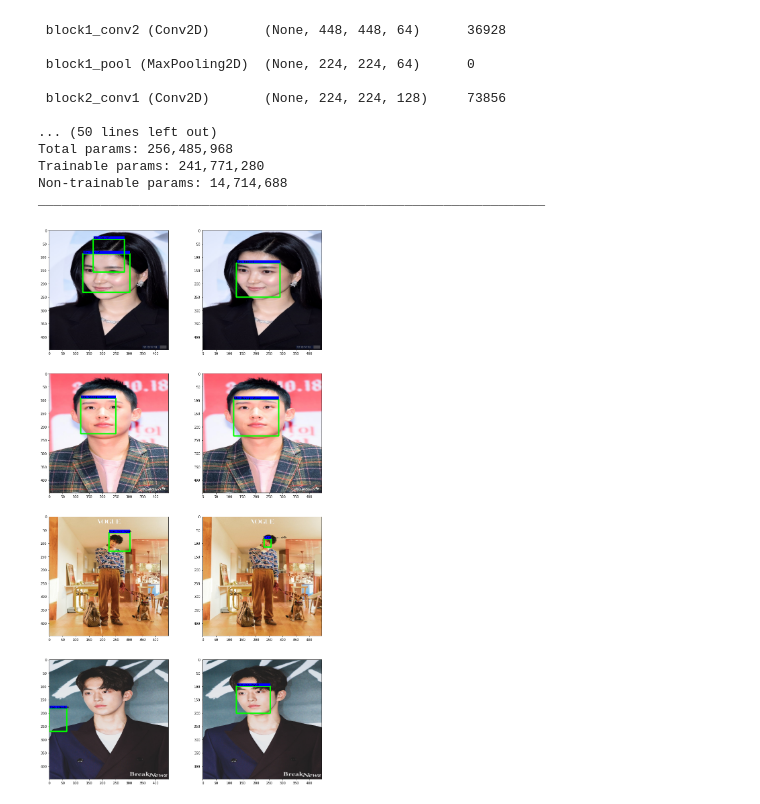
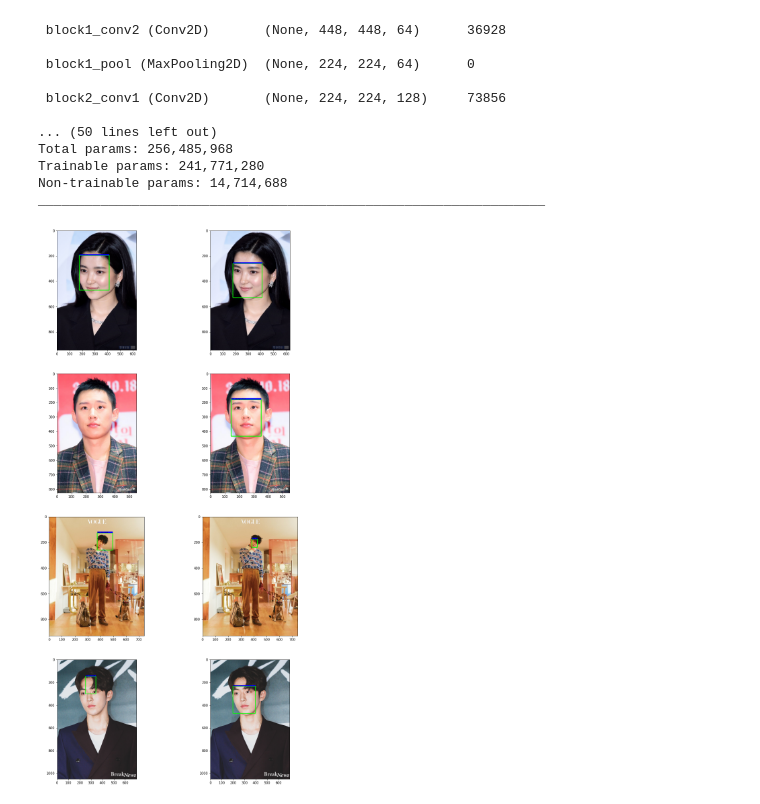
Before and after one commit to kongbuhaja/YOLO_v1, a Jupyter notebook: YOLO_v1.ipynb, the cells around one changed output. Saved outputs shown, nothing was run; the diff lists cells and outputs as text; code cells hidden in the pictures.

Commit message:
YOLO_v1

```diff
--- a/YOLO_v1.ipynb
+++ b/YOLO_v1.ipynb
@@ -279,21 +267,37 @@ def process_bbox(y, x, bbox, image_size, classes_score, classes):
     output_bbox = [min_y, min_x, max_y, max_x, class_highest_score, idx_class_hightes_score]
     return output_bbox
 # %%
-def nms(img_bbox_list, threshold=0.7):
+def nms(img_bbox_list, threshold=0.8):
     img_nms_bbox_list=[]
     for bbox_list in img_bbox_list:
         nms_bbox_list=[]
         bbox_list_tf=tf.convert_to_tensor(bbox_list)
         idx=tf.image.non_max_suppression(bbox_list_tf[:,:4], bbox_list_tf[:,4],
                                         max_output_size = 5,
-                                        iou_threshold=0.3,
+                                        iou_threshold=0.5,
                                         score_threshold=threshold)
         for i in idx:
             nms_bbox_list.append(bbox_list[i])
         img_nms_bbox_list.append(nms_bbox_list)
     return img_nms_bbox_list
 # %%
-def get_YOLO_output(YOLO, images, labels, classes):
+def get_YOLO_output(YOLO, image_path_list, label_path_list, classes):
+    def get_data(image_path_list, label_path_list):
+        if type(image_path_list)==str:
+            image_path_list=[image_path_list]
+            label_path_list=[label_path_list]
+        images, images_resized, labels, images_size = [], [], [], []
+        for image_path, label_path in zip(image_path_list, label_path_list):
+            image = cv2.imread(image_path) / 255.0
+            image_resized = cv2.resize(image, (448,448))
+            image = np.asarray(image, dtype=np.float32)
+            label = get_label(label_path, classes)
+            images.append(image)
+            images_resized.append(image_resized)
+            labels.append(label)
+            images_size.append(image.shape[:2])
+        return images, np.array(images_resized), np.array(labels), images_size
+
     def extract_box(labels):
         img_bbox=[]
         B=2 if labels.shape[-1] == 16 else 1
@@ -305,7 +309,7 @@ def get_YOLO_output(YOLO, images, labels, classes):
                     for b in range(1, B+1):
                         bbox_class_score = labels[i][y][x][5*B:] * labels[i][y][x][5*b-1]
                         bbox = labels[i][y][x][5*(b-1):5*b-1]
-                        p_bbox = process_bbox(y, x, bbox, image_size, bbox_class_score, classes)
+                        p_bbox = process_bbox(y, x, bbox, images_size[i], bbox_class_score, classes)
                         bbox_list.append(p_bbox)
             img_bbox.append(bbox_list)
         return img_bbox
@@ -328,17 +332,9 @@ def get_YOLO_output(YOLO, images, labels, classes):
                 plt.subplot(n,2,i*2+column)
                 plt.imshow(image)
 
-    n, height, width = images.shape[:3]
-    if len(images.shape)==3:
-        images = tf.expand_dims(images, 0)
-        labels = tf.expand_dims(labels, 0)
-        height, width = images.shape[:2]
-        n=1
-    image_size=[height, width]
-
-    output = YOLO(images).numpy()
-    label = labels.numpy()
-    images = images.numpy()
+    images, images_resized, labels, images_size = get_data(image_path_list, label_path_list)
+    n = images_resized.shape[0]
+    output = YOLO(images_resized).numpy()
 
     img_bbox_list = extract_box(output)
     img_nms_bbox_list = nms(img_bbox_list)
@@ -346,7 +342,6 @@ def get_YOLO_output(YOLO, images, labels, classes):
     img_nms_gtbox_list = nms(img_gtbox_list, 0.99)
 
     plt.figure(figsize=(15,30))
-
     show(img_nms_bbox_list)
     show(img_nms_gtbox_list, 2)
     plt.show()
@@ -410,7 +405,7 @@ Trainable params: 241,771,280
 Non-trainable params: 14,714,688
 _________________________________________________________________
 # %%
-get_YOLO_output(YOLO_load, test_dataset[0][:4], test_dataset[1][:4], classes)
+get_YOLO_output(YOLO_load, test_image_path_list[:4], test_xml_path_list[:4], classes)
 # %% [output]
-[figure, old version]
+[figure, new version]
 # %%
```
Also changed, not shown: parts of 5 cells of this notebook.
